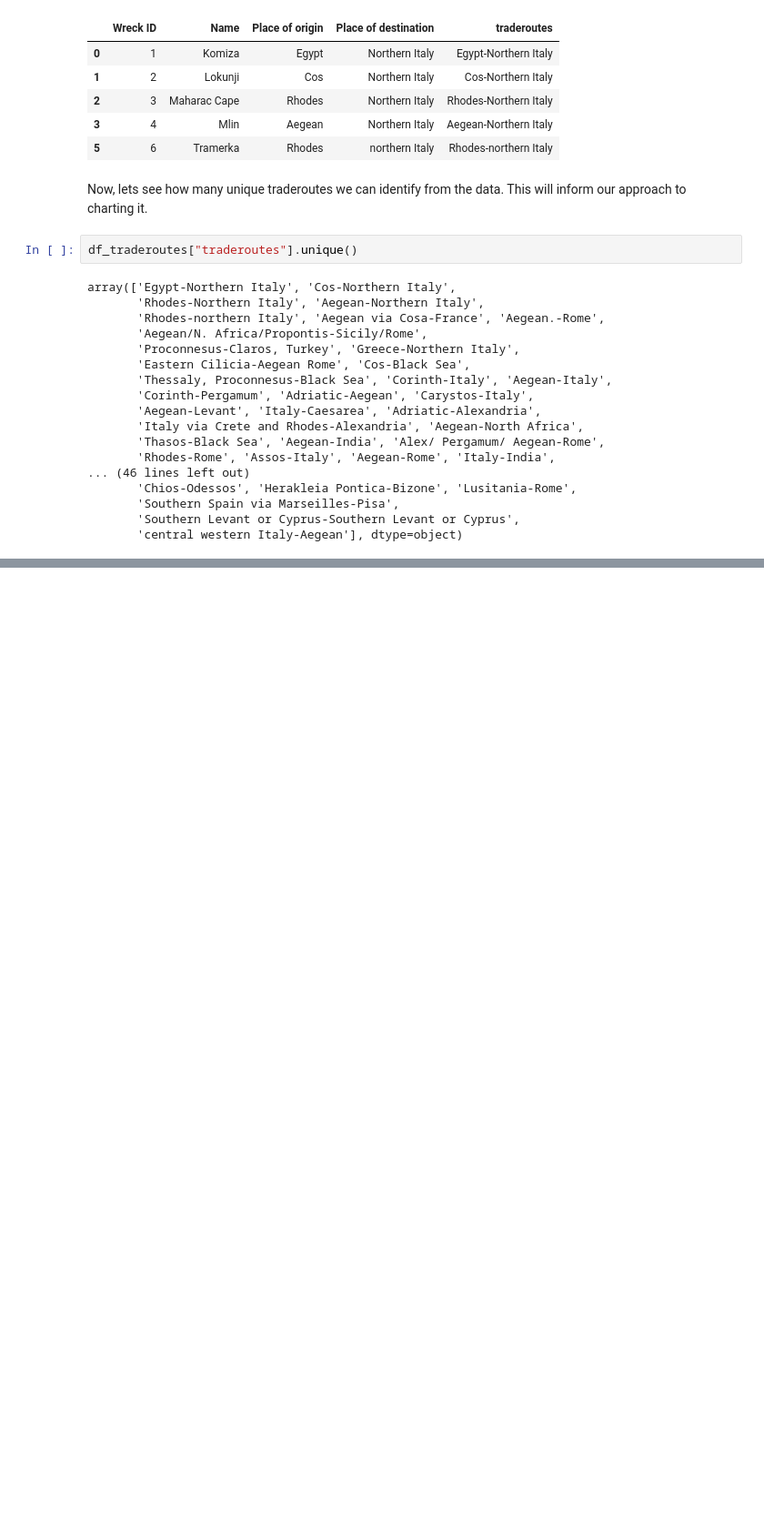
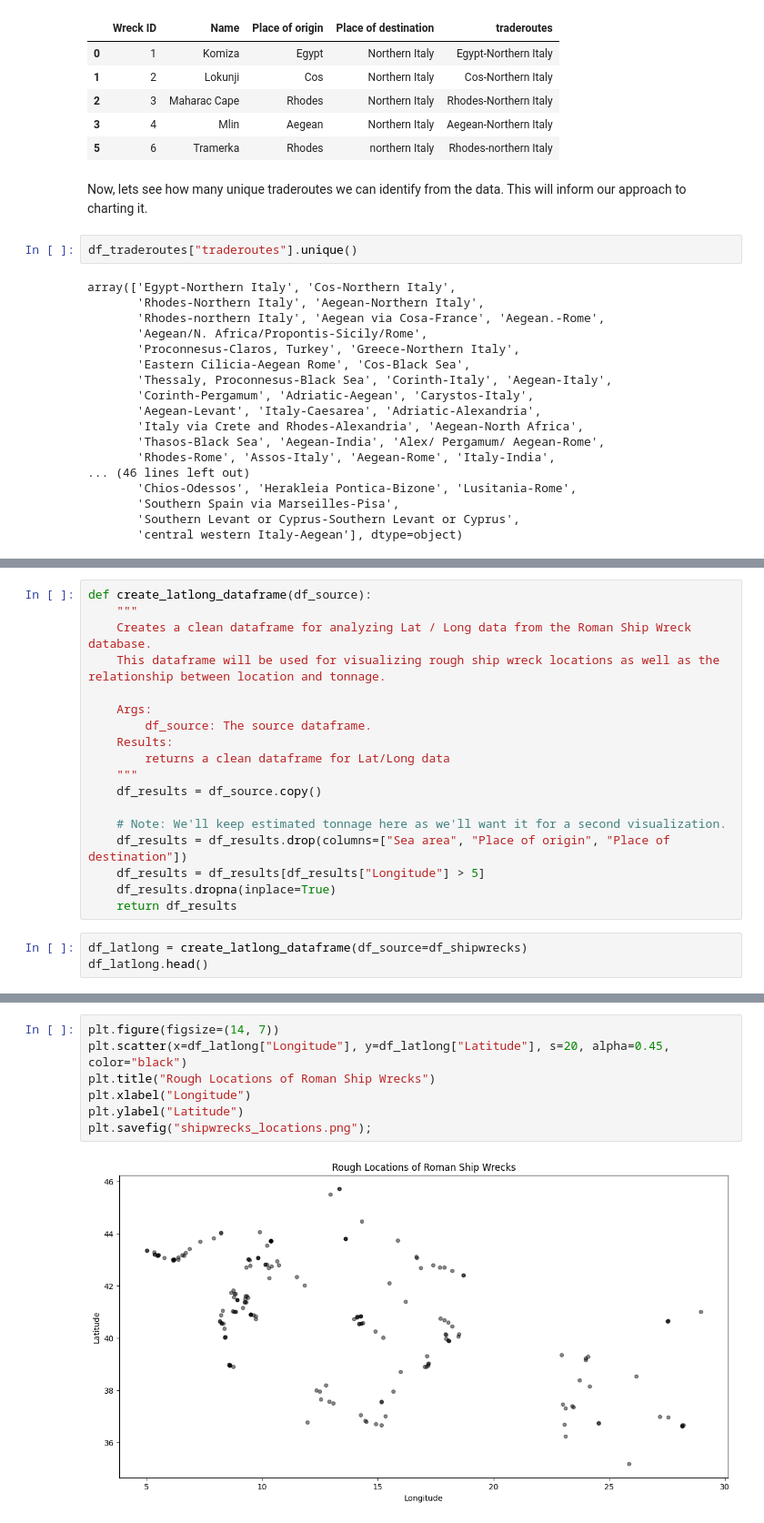
Before and after one commit to streklin/dsnd-project-1, a Jupyter notebook: most_dangerous_voyages.ipynb, the cells around one changed output, grey strips where cells are left out. Shown at 91% size. Saved outputs shown, nothing was run; the diff lists cells and outputs as text; blank space fills up the shorter version.

```diff
--- a/most_dangerous_voyages.ipynb
+++ b/most_dangerous_voyages.ipynb
@@ -162,0 +355,21 @@ array(['Egypt-Northern Italy', 'Cos-Northern Italy',
+# %%
+def create_latlong_dataframe(df_source):
+    """
+    Creates a clean dataframe for analyzing Lat / Long data from the Roman Ship Wreck database.
+    This dataframe will be used for visualizing rough ship wreck locations as well as the relationship between location and tonnage.
+
+    Args:
+        df_source: The source dataframe.
+    Results:
+        returns a clean dataframe for Lat/Long data
+    """
+    df_results = df_source.copy()
+
+    # Note: We'll keep estimated tonnage here as we'll want it for a second visualization.
+    df_results = df_results.drop(columns=["Sea area", "Place of origin", "Place of destination"])
+    df_results = df_results[df_results["Longitude"] > 5]
+    df_results.dropna(inplace=True)
+    return df_results
+# %%
+df_latlong = create_latlong_dataframe(df_source=df_shipwrecks)
+df_latlong.head()
@@ -162,0 +383,9 @@ array(['Egypt-Northern Italy', 'Cos-Northern Italy',
+# %%
+plt.figure(figsize=(14, 7))
+plt.scatter(x=df_latlong["Longitude"], y=df_latlong["Latitude"], s=20, alpha=0.45, color="black")
+plt.title("Rough Locations of Roman Ship Wrecks")
+plt.xlabel("Longitude")
+plt.ylabel("Latitude")
+plt.savefig("shipwrecks_locations.png");
+# %% [output]
+[figure, added]
```
Also changed, not shown: parts of 33 cells of this notebook, 12 other files.
